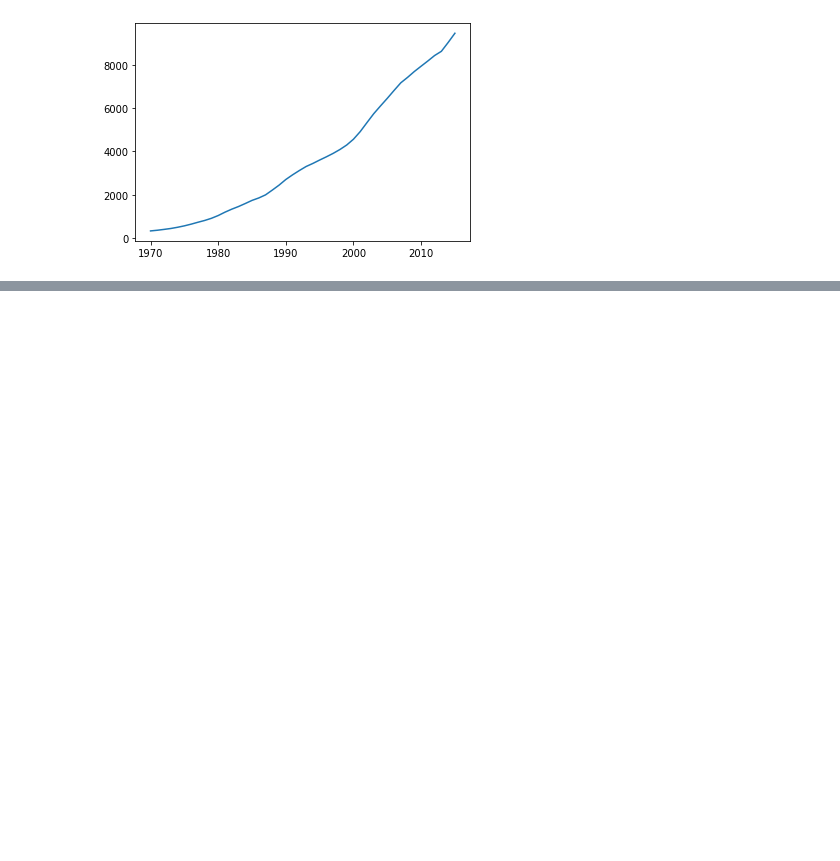
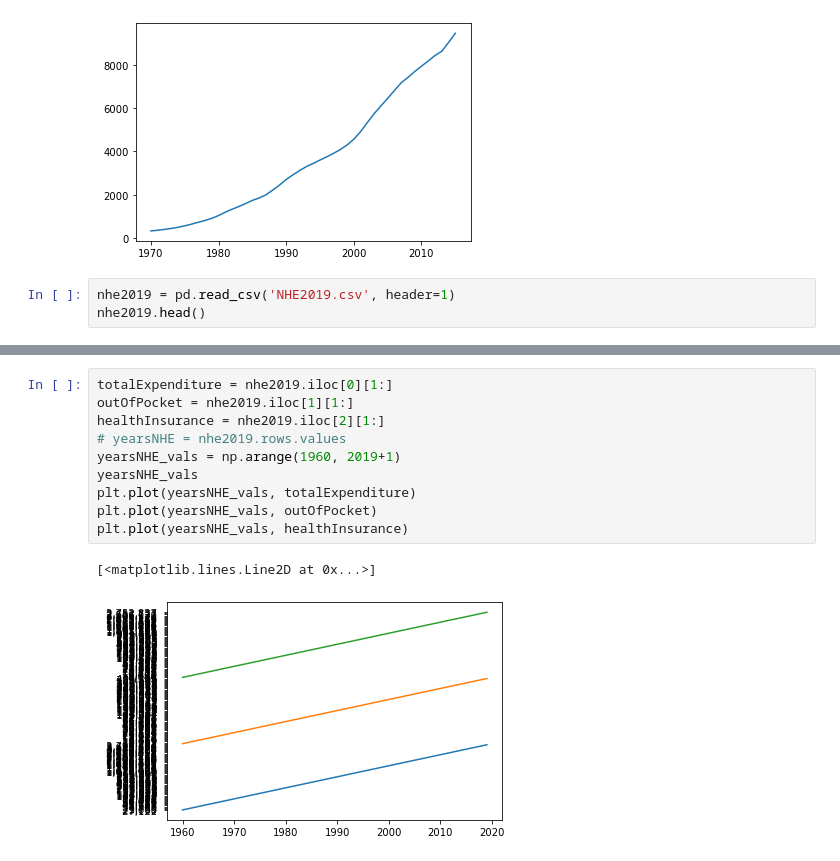
Before and after one commit to acumpelik/DataVisualizationClass, a Jupyter notebook: Week 3/DataVis2021_Assignment3_Cumpelik.ipynb, the cells around one changed output, grey strips where cells are left out. Saved outputs shown, nothing was run; the diff lists cells and outputs as text; blank space fills up the shorter version.

```diff
--- a/Week 3/DataVis2021_Assignment3_Cumpelik.ipynb
+++ b/Week 3/DataVis2021_Assignment3_Cumpelik.ipynb
@@ -95,3 +104,6 @@ plt.plot(healthcare_time, healthcare_cost)
 # %% [output]
 [<matplotlib.lines.Line2D at 0x...>]
 [figure]
+# %%
+nhe2019 = pd.read_csv('NHE2019.csv', header=1)
+nhe2019.head()
@@ -97,0 +118,13 @@ plt.plot(healthcare_time, healthcare_cost)
+# %%
+totalExpenditure = nhe2019.iloc[0][1:]
+outOfPocket = nhe2019.iloc[1][1:]
+healthInsurance = nhe2019.iloc[2][1:]
+# yearsNHE = nhe2019.rows.values
+yearsNHE_vals = np.arange(1960, 2019+1)
+yearsNHE_vals
+plt.plot(yearsNHE_vals, totalExpenditure)
+plt.plot(yearsNHE_vals, outOfPocket)
+plt.plot(yearsNHE_vals, healthInsurance)
+# %% [output]
+[<matplotlib.lines.Line2D at 0x...>]
+[figure, added]
```
Also changed, not shown: parts of 3 cells of this notebook, 1 other file.
